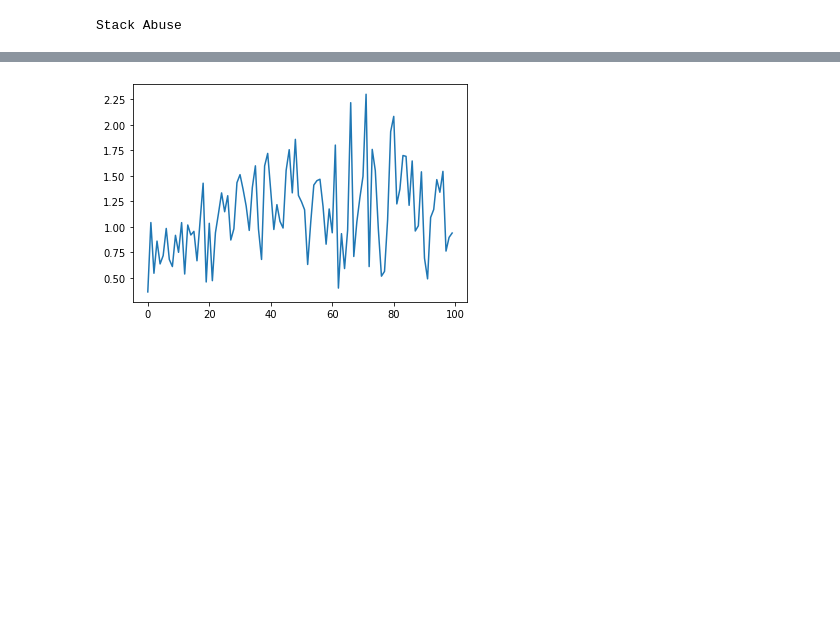
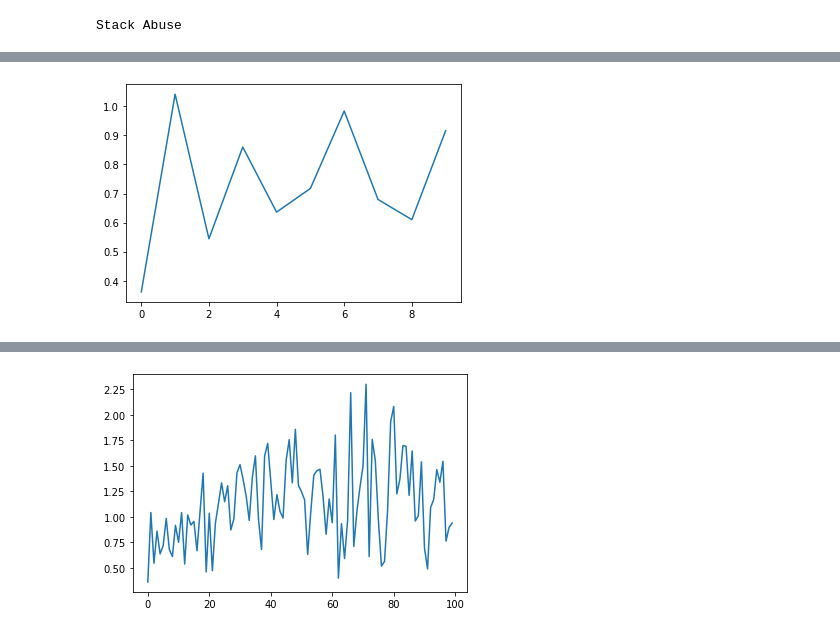
Before and after one commit to JoDeMiro/SACI2022, a Jupyter notebook: Driver.ipynb, the cells around one changed output, grey strips where cells are left out. Saved outputs shown, nothing was run; the diff lists cells and outputs as text; code cells hidden in the pictures; blank space fills up the shorter version.

```diff
--- a/Driver.ipynb
+++ b/Driver.ipynb
@@ -310,0 +339,5 @@ generation_best_score = [float(i) for i in lst]        # <-- list(str) -> list(f
+# %%
+plt.plot(generation_best_score) # threshold -0.0 NN(15,5) factor 10 nRowsRead 1790000 w 30 population 3 (M2.Medium) Mem(62%)
+plt.show()
+# %% [output]
+[figure, added]
```
Also changed, not shown: parts of 12 cells of this notebook, 2 other files.
